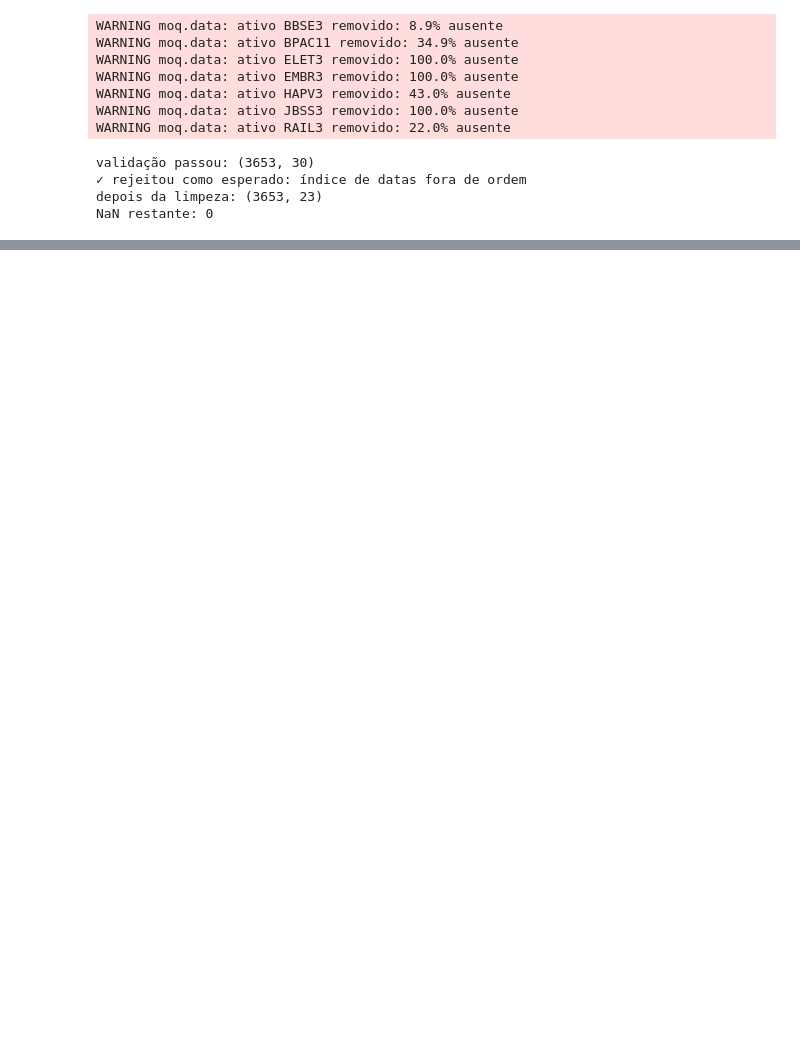
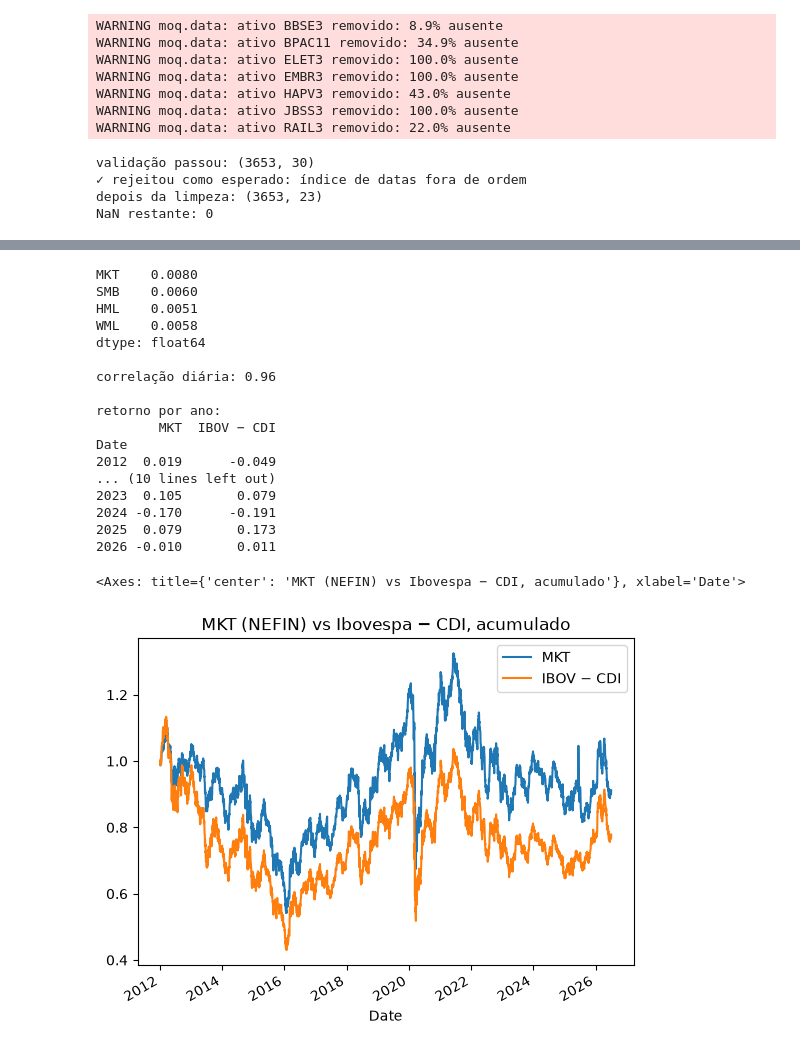
Before and after one commit to maludepaulasilva/mini-open-quant, a Jupyter notebook: notebooks/03_dados.ipynb, the cells around one changed output, grey strips where cells are left out. Drawn from its saved outputs; the diff is of its cells as text; code cells hidden in the pictures; blank space fills up the shorter version.

```diff
--- a/notebooks/03_dados.ipynb
+++ b/notebooks/03_dados.ipynb
@@ -199,0 +220,14 @@ else:
+# %%
+# o NEFIN mudou o formato: antes era um .xls por fator com colunas year/month/day,
+# agora é um CSV único com coluna Date e todos os fatores juntos
+def ler_fatores(caminho):
+    df = pd.read_csv(caminho, index_col=0)  # 1ª coluna é só um contador
+    df.index = pd.to_datetime(df["Date"])
+    df.index.name = "Date"
+    return df[["Rm_minus_Rf", "SMB", "HML", "WML"]].rename(columns={"Rm_minus_Rf": "MKT"})
+
+fatores = ler_fatores(RAW / "nefin" / "nefin_factors.csv")
+print("período:", fatores.index.min().date(), "→", fatores.index.max().date(), "| dias:", len(fatores))
+print("ordenado:", fatores.index.is_monotonic_increasing, "| duplicadas:", fatores.index.has_duplicates,
+      "| NaN:", int(fatores.isna().sum().sum()))
+fatores.tail()
@@ -199,0 +244,37 @@ else:
+# %%
+import yfinance as yf
+
+# sanidade 1: em decimal, retorno diário típico é da ordem de 0,01 (em % seria ~1)
+print(fatores.abs().median().round(4))
+
+# sanidade 2: MKT acumulado deve se parecer com Ibovespa menos CDI
+ibov = yf.download("^BVSP", start="2012-01-01", auto_adjust=True, progress=False)["Close"].squeeze()
+ibov.index = pd.DatetimeIndex(ibov.index).tz_localize(None)
+ibov_menos_cdi = (ibov.pct_change() - cdi.reindex(ibov.index).fillna(0)).dropna()
+
+comp = pd.concat([fatores["MKT"], ibov_menos_cdi.rename("IBOV − CDI")], axis=1, sort=True).dropna()
+print("\ncorrelação diária:", round(comp.corr().iloc[0, 1], 3))
+print("\nretorno por ano:")
+print((comp.add(1).groupby(comp.index.year).prod() - 1).round(3))
+
+comp.add(1).cumprod().plot(title="MKT (NEFIN) vs Ibovespa − CDI, acumulado")
+# %% [output]
+MKT    0.0080
+SMB    0.0060
+HML    0.0051
+WML    0.0058
+dtype: float64
+
+correlação diária: 0.96
+
+retorno por ano:
+        MKT  IBOV − CDI
+Date
+2012  0.019      -0.049
+... (10 lines left out)
+2023  0.105       0.079
+2024 -0.170      -0.191
+2025  0.079       0.173
+2026 -0.010       0.011
+<Axes: title={'center': 'MKT (NEFIN) vs Ibovespa − CDI, acumulado'}, xlabel='Date'>
+[figure, added]
```
Also changed, not shown: parts of 10 cells of this notebook, 3 other files.
